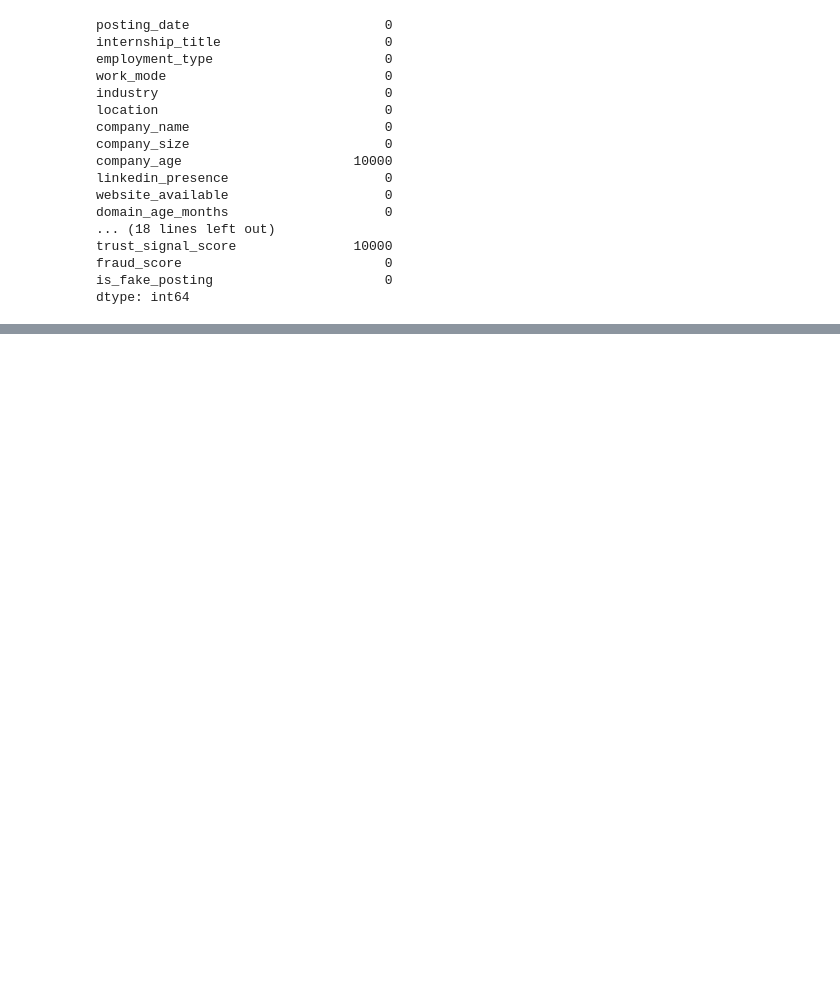
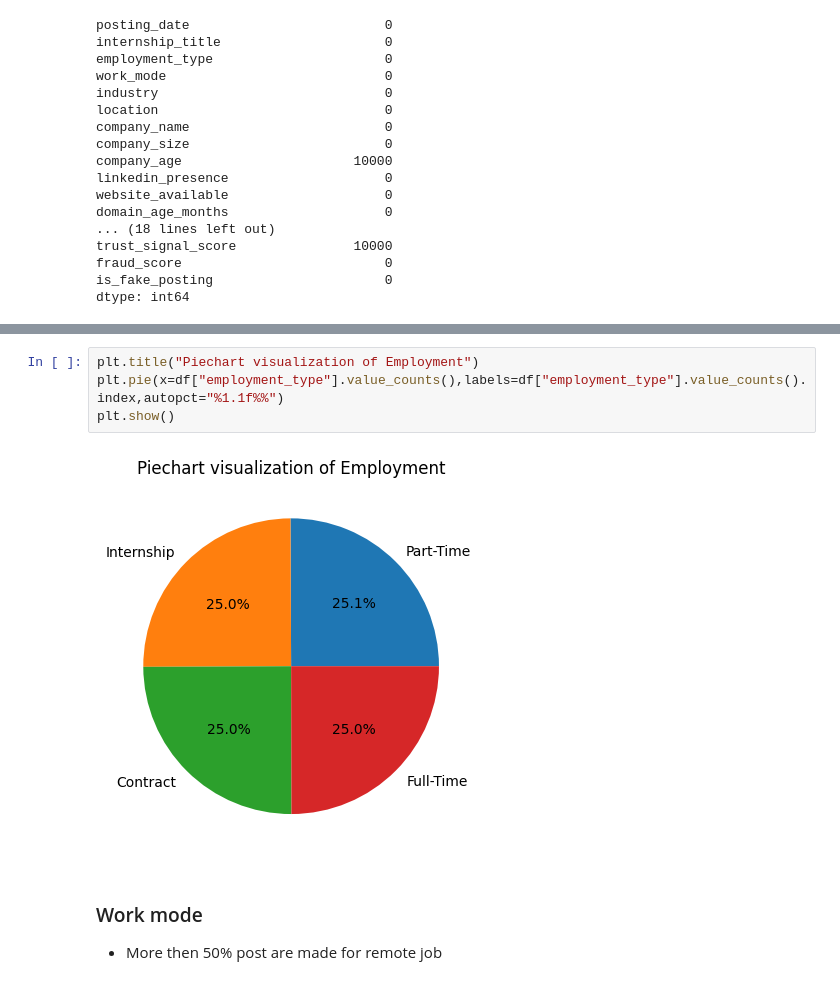
Before and after one commit to therai0/data_analysis_intership_scam, a Jupyter notebook: notebook/eda_fake_internship.ipynb, the cells around one changed output, grey strips where cells are left out. Drawn from its saved outputs; the diff is of its cells as text; blank space fills up the shorter version.

```diff
--- a/notebook/eda_fake_internship.ipynb
+++ b/notebook/eda_fake_internship.ipynb
@@ -61,0 +180,9 @@ dtype: int64
+# %%
+plt.title("Piechart visualization of Employment")
+plt.pie(x=df["employment_type"].value_counts(),labels=df["employment_type"].value_counts().index,autopct="%1.1f%%")
+plt.show()
+# %% [output]
+[figure, added]
+# %% [markdown]
+### Work mode
++ More then 50% post are made for remote job
```
Also changed, not shown: parts of 58 cells of this notebook, 10 other files.
